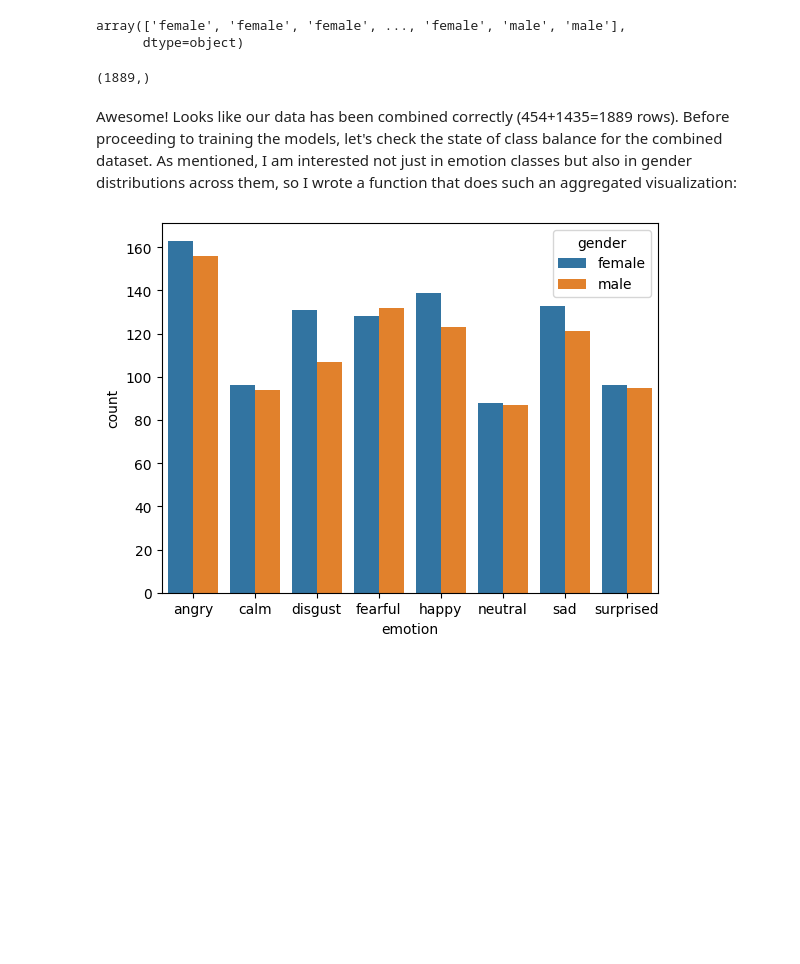
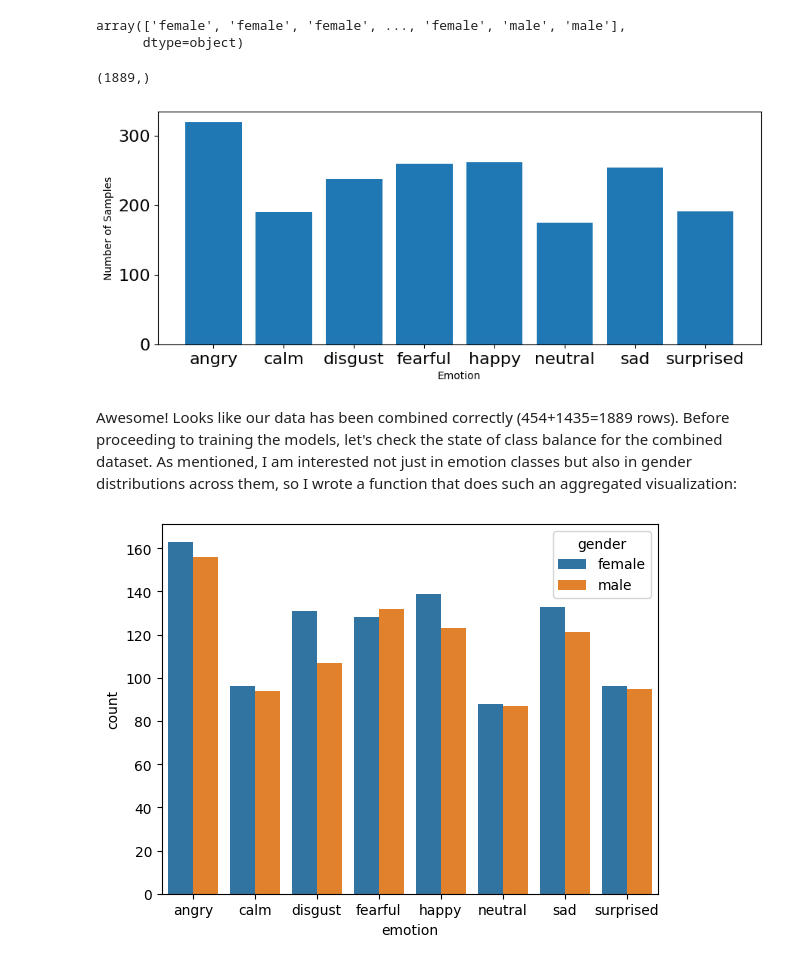
Before and after one commit to shaaagri/iat481-wk3, a Jupyter notebook: Week_3_MachineLearning.ipynb, the cells around one changed output. Drawn from its saved outputs; the diff is of its cells as text; code cells hidden in the pictures; blank space fills up the shorter version.

```diff
--- a/Week_3_MachineLearning.ipynb
+++ b/Week_3_MachineLearning.ipynb
@@ -465,6 +465,10 @@ array(['female', 'female', 'female', ..., 'female', 'male', 'male'],
 genders.shape
 # %% [output]
 (1889,)
+# %%
+plot_emotions(emotions)
+# %% [output]
+[figure, added]
 # %% [markdown]
 Awesome! Looks like our data has been combined correctly (454+1435=1889 rows). Before proceeding to training the models, let's check the state of class balance for the combined dataset. As mentioned, I am interested not just in emotion classes but also in gender distributions across them, so I wrote a function that does such an aggregated visualization:
 # %%
```
Also changed, not shown: parts of 4 cells of this notebook.
